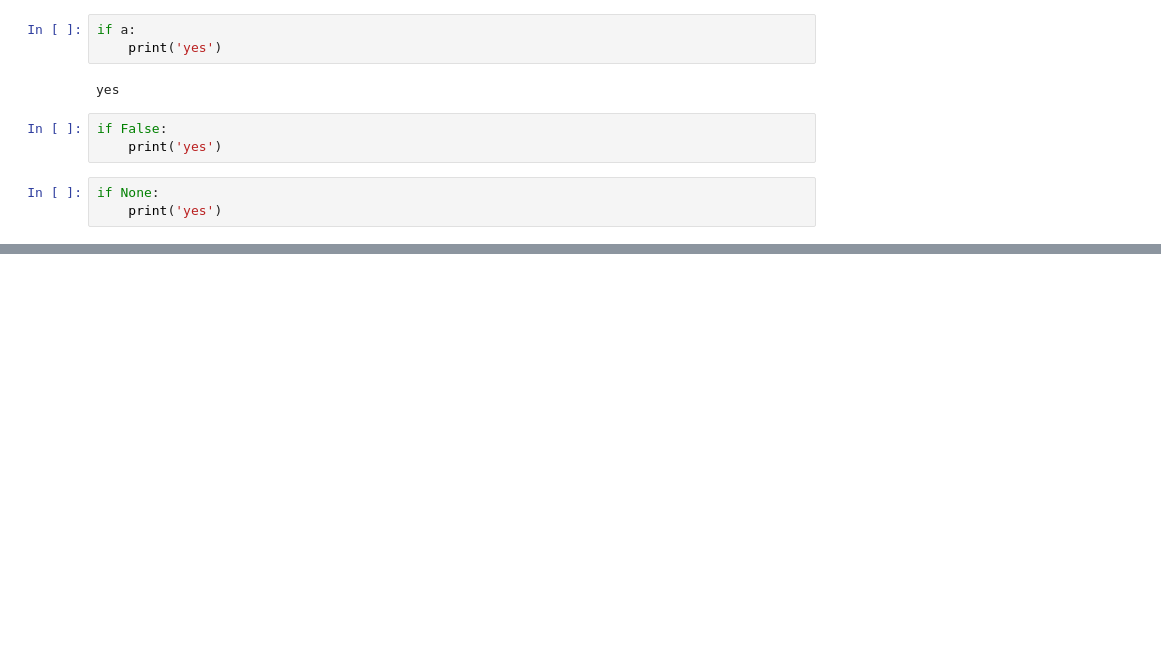
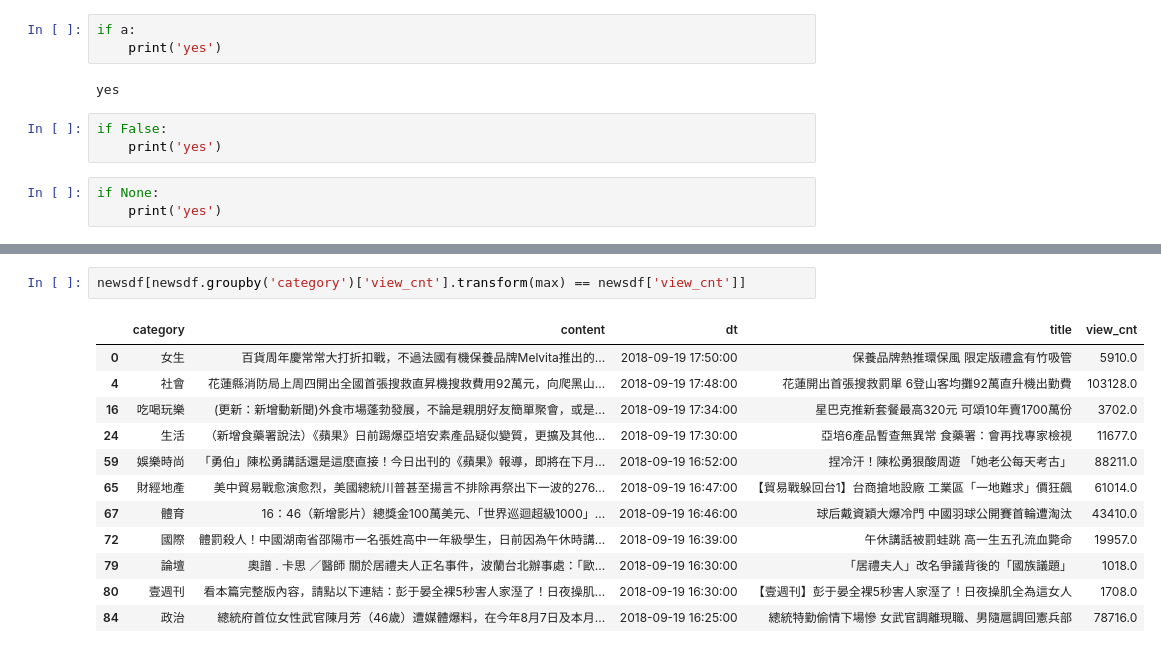
Before and after one commit to ywchiu/chinalife, a Jupyter notebook: Demo20180919.ipynb, the cells around one changed output, grey strips where cells are left out. Cells and saved outputs as stored; diff of their text form; blank space fills up the shorter version.

```diff
--- a/Demo20180919.ipynb
+++ b/Demo20180919.ipynb
@@ -370,0 +476,15 @@ if None:
+# %%
+newsdf[newsdf.groupby('category')['view_cnt'].transform(max) == newsdf['view_cnt']]
+# %% [output]
+|  | category | content | dt | title | view_cnt |
+| 0 | 女生 | 百貨周年慶常常大打折扣戰，不過法國有機保養品牌Melvita推出的... | 2018-09-19 17:50:00 | 保養品牌熱推環保風 限定版禮盒有竹吸管 | 5910.0 |
+| 4 | 社會 | 花蓮縣消防局上周四開出全國首張搜救直昇機搜救費用92萬元，向爬黑山... | 2018-09-19 17:48:00 | 花蓮開出首張搜救罰單 6登山客均攤92萬直升機出勤費 | 103128.0 |
+| 16 | 吃喝玩樂 | (更新：新增動新聞)外食市場蓬勃發展，不論是親朋好友簡單聚會，或是... | 2018-09-19 17:34:00 | 星巴克推新套餐最高320元 可頌10年賣1700萬份 | 3702.0 |
+| 24 | 生活 | （新增食藥署說法）《蘋果》日前踢爆亞培安素產品疑似變質，更擴及其他... | 2018-09-19 17:30:00 | 亞培6產品暫查無異常 食藥署：會再找專家檢視 | 11677.0 |
+| 59 | 娛樂時尚 | 「勇伯」陳松勇講話還是這麼直接！今日出刊的《蘋果》報導，即將在下月... | 2018-09-19 16:52:00 | 捏冷汗！陳松勇狠酸周遊 「她老公每天考古」 | 88211.0 |
+| 65 | 財經地產 | 美中貿易戰愈演愈烈，美國總統川普甚至揚言不排除再祭出下一波的276... | 2018-09-19 16:47:00 | 【貿易戰躲回台1】台商搶地設廠 工業區「一地難求」價狂飆 | 61014.0 |
+| 67 | 體育 | 16：46（新增影片）總獎金100萬美元、「世界巡迴超級1000」... | 2018-09-19 16:46:00 | 球后戴資穎大爆冷門 中國羽球公開賽首輪遭淘汰 | 43410.0 |
+| 72 | 國際 | 體罰殺人！中國湖南省邵陽市一名張姓高中一年級學生，日前因為午休時講... | 2018-09-19 16:39:00 | 午休講話被罰蛙跳 高一生五孔流血斃命 | 19957.0 |
+| 79 | 論壇 | 奧譜 . 卡思 ／醫師 關於居禮夫人正名事件，波蘭台北辦事處：「歐... | 2018-09-19 16:30:00 | 「居禮夫人」改名爭議背後的「國族議題」 | 1018.0 |
+| 80 | 壹週刊 | 看本篇完整版內容，請點以下連結：彭于晏全裸5秒害人家溼了！日夜操肌... | 2018-09-19 16:30:00 | 【壹週刊】彭于晏全裸5秒害人家溼了！日夜操肌全為這女人 | 1708.0 |
+| 84 | 政治 | 總統府首位女性武官陳月芳（46歲）遭媒體爆料，在今年8月7日及本月... | 2018-09-19 16:25:00 | 總統特勤偷情下場慘 女武官調離現職、男隨扈調回憲兵部 | 78716.0 |
```
Also changed, not shown: parts of 30 cells of this notebook.
